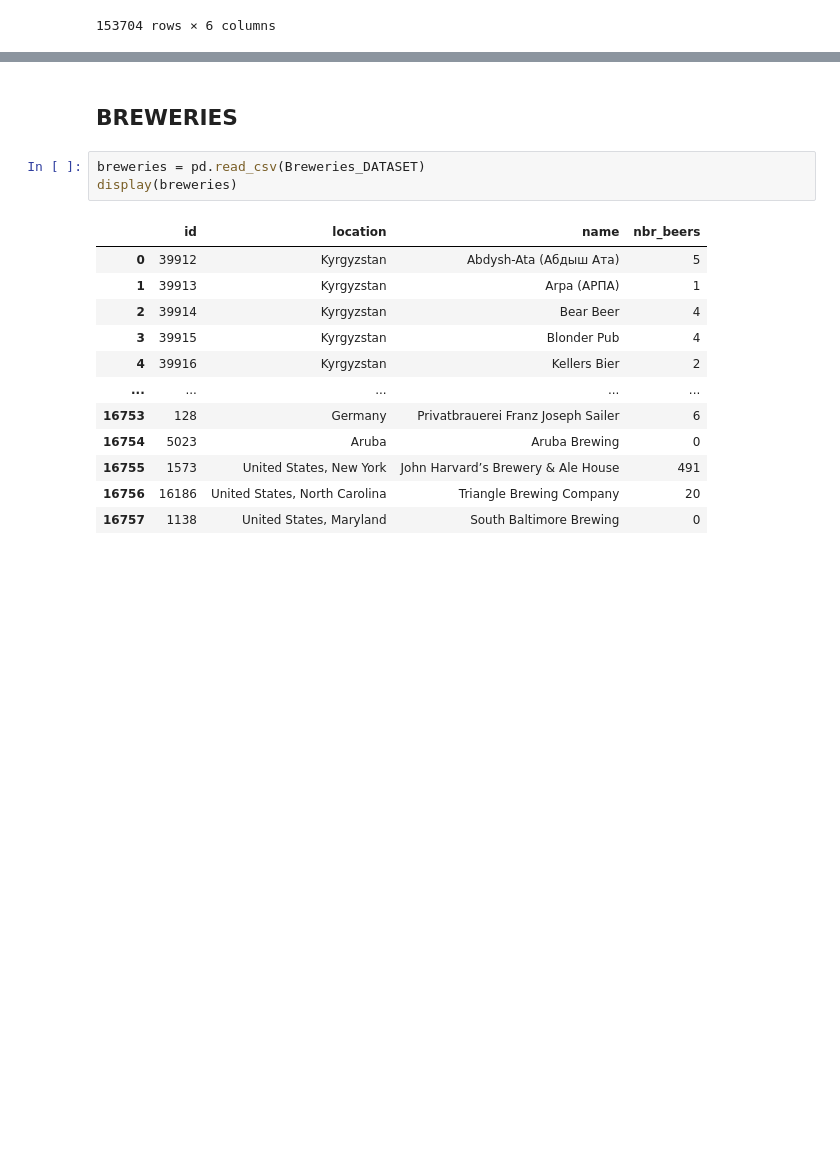
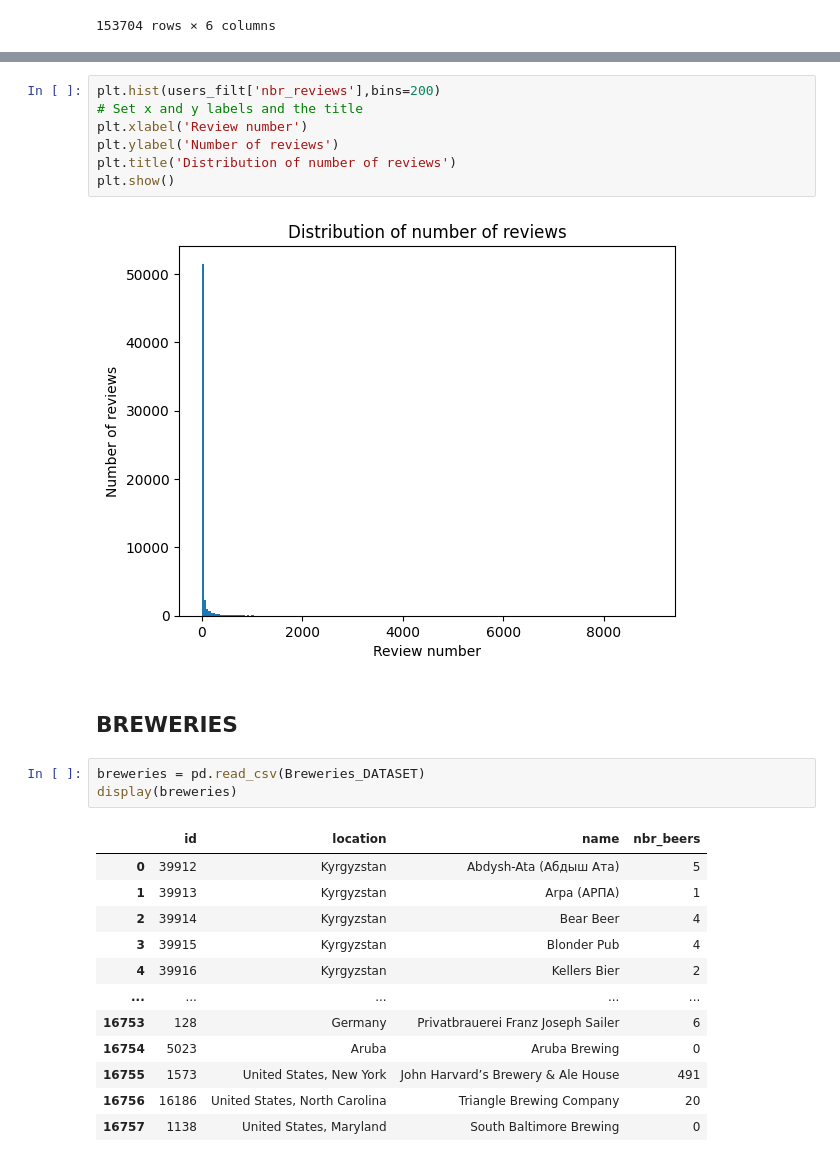
Before and after one commit to epfl-ada/ada-2023-project-todolegax, a Jupyter notebook: data_prepro_BA_Axel_Tom.ipynb, the cells around one changed output, grey strips where cells are left out. Saved outputs shown, nothing was run; the diff lists cells and outputs as text; blank space fills up the shorter version.

```diff
--- a/data_prepro_BA_Axel_Tom.ipynb
+++ b/data_prepro_BA_Axel_Tom.ipynb
@@ -142,6 +143,15 @@ user_name        0
 joined           0
 user_location    0
 dtype: int64
+# %%
+plt.hist(users_filt['nbr_reviews'],bins=200)
+# Set x and y labels and the title
+plt.xlabel('Review number')
+plt.ylabel('Number of reviews')
+plt.title('Distribution of number of reviews')
+plt.show()
+# %% [output]
+[figure, added]
 # %% [markdown]
 ## BREWERIES
 # %%
```
Also changed, not shown: parts of 11 cells of this notebook.
